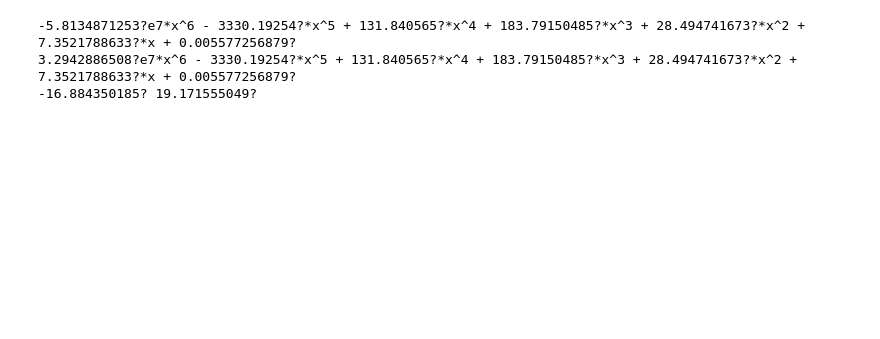
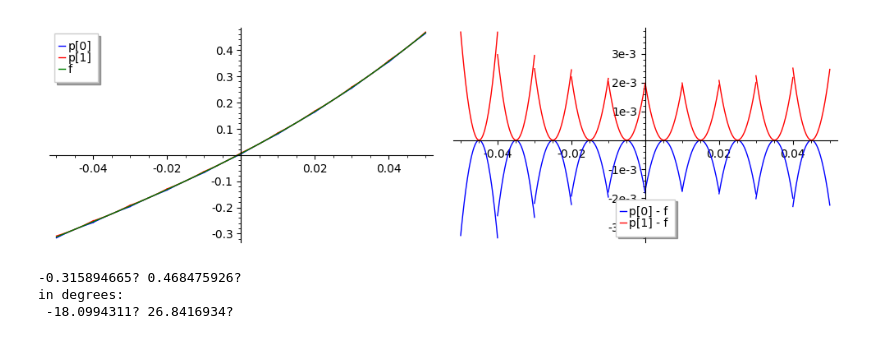
Before and after one commit to c0pymaster/minimizer, a Jupyter notebook: Case4.ipynb, the cells around one changed output. Saved outputs shown, nothing was run; the diff lists cells and outputs as text; code cells hidden in the pictures; blank space fills up the shorter version.

```diff
--- a/Case4.ipynb
+++ b/Case4.ipynb
@@ -397,7 +344,8 @@ SQ2.print()
 # %%
-diff = myacos(dotprod * myinv2(SQ2)) + E(2 * pi / 3) - E(2) * beta
+diff = myacos(dotprod * myinv(SQ2)) + E(2 * pi / 3) - E(2) * beta
 diff.print(inDegs=True)
 # %% [output]
+[figure, added]
--5.8134871253?e7*x^6 - 3330.19254?*x^5 + 131.840565?*x^4 + 183.79150485?*x^3 + 28.494741673?*x^2 + 7.3521788633?*x + 0.005577256879?
-3.2942886508?e7*x^6 - 3330.19254?*x^5 + 131.840565?*x^4 + 183.79150485?*x^3 + 28.494741673?*x^2 + 7.3521788633?*x + 0.005577256879?
--16.884350185? 19.171555049?
+-0.315894665? 0.468475926?
+in degrees:
+ -18.0994311? 26.8416934?
```
Also changed, not shown: parts of 35 cells of this notebook, 3 other files.
